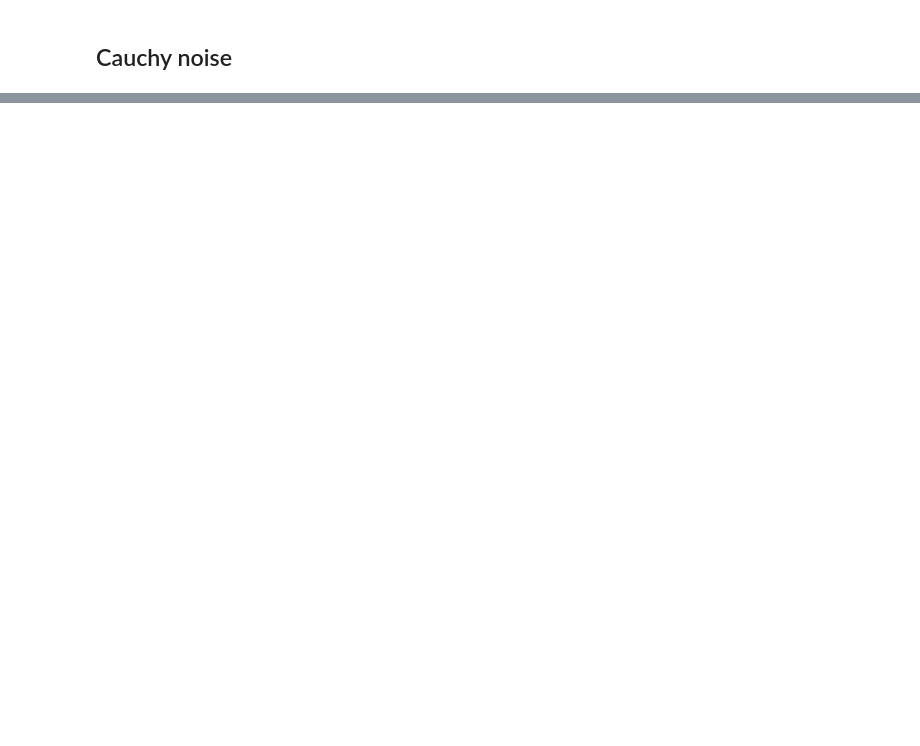
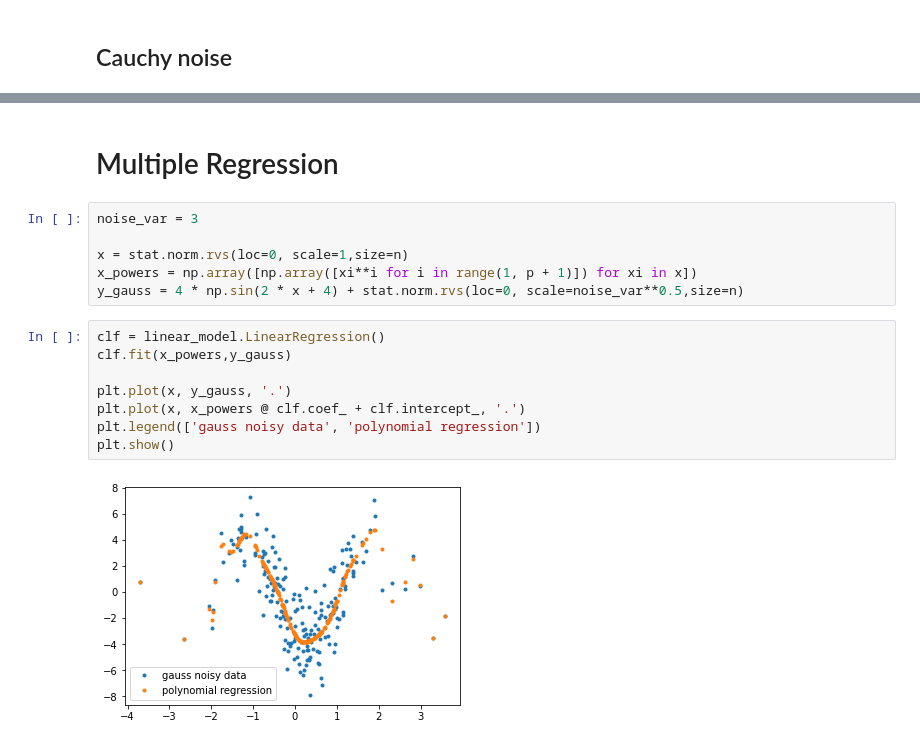
Before and after one commit to PIDAMI/math_statistics, a Jupyter notebook: task3/task3.ipynb, the cells around one changed output, grey strips where cells are left out. Drawn from its saved outputs; the diff is of its cells as text; blank space fills up the shorter version.

Commit message:
added multiple regresson

```diff
--- a/task3/task3.ipynb
+++ b/task3/task3.ipynb
@@ -249,0 +252,18 @@ higher bound:0.22096773056700886
+# %% [markdown]
+# Multiple Regression
+# %%
+noise_var = 3
+
+x = stat.norm.rvs(loc=0, scale=1,size=n)
+x_powers = np.array([np.array([xi**i for i in range(1, p + 1)]) for xi in x])
+y_gauss = 4 * np.sin(2 * x + 4) + stat.norm.rvs(loc=0, scale=noise_var**0.5,size=n)
+# %%
+clf = linear_model.LinearRegression()
+clf.fit(x_powers,y_gauss)
+
+plt.plot(x, y_gauss, '.')
+plt.plot(x, x_powers @ clf.coef_ + clf.intercept_, '.')
+plt.legend(['gauss noisy data', 'polynomial regression'])
+plt.show()
+# %% [output]
+[figure, added]
```
Also changed, not shown: parts of 13 cells of this notebook.
